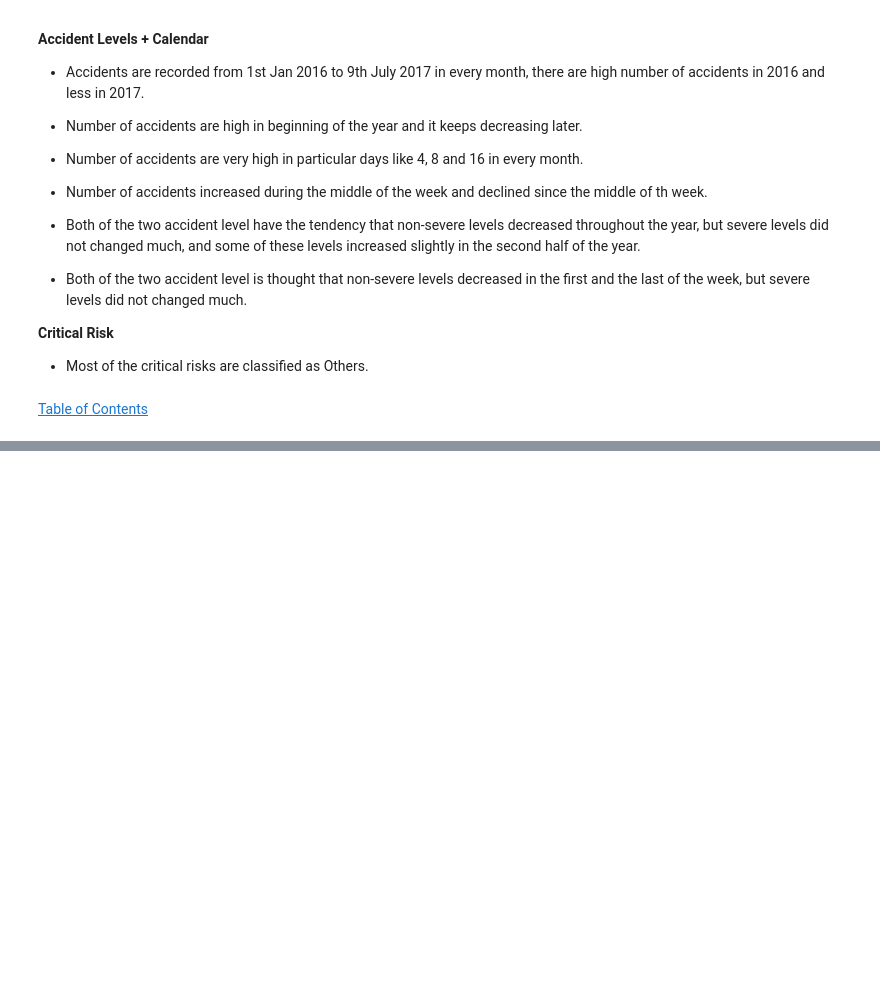
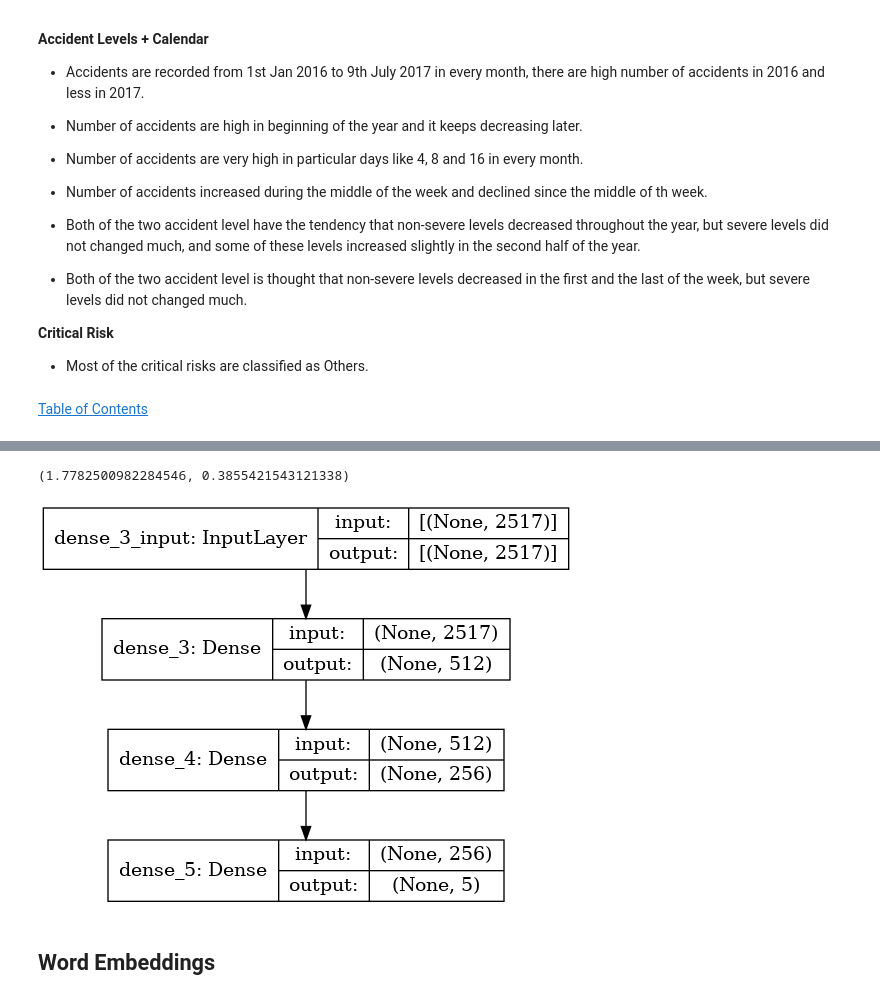
Before and after one commit to CAP-G12-NLP2/IndustrialSafety, a Jupyter notebook: Capstone_NLP_ChatBot_EDA.ipynb, the cells around one changed output, grey strips where cells are left out. Drawn from its saved outputs; the diff is of its cells as text; code cells hidden in the pictures; blank space fills up the shorter version.

```diff
--- a/Capstone_NLP_ChatBot_EDA.ipynb
+++ b/Capstone_NLP_ChatBot_EDA.ipynb
@@ -1389,0 +1552,5 @@ changed much.
+# %%
+# Initializing TfidfVectorizer object
+tfIdfVectorizer = TfidfVectorizer()
+X_train_tf = tfIdfVectorizer.fit_transform(X_train)
+X_test_tf = tfIdfVectorizer.transform(X_test)
@@ -1389,0 +1578,17 @@ changed much.
+# %%
+epochs = 5
+batch_size = 12
+loss = "categorical_crossentropy"
+optimizer = "adam"
+metrics = ["accuracy"]
+
+early_stopping = EarlyStopping(monitor='val_loss', mode='min', verbose=0, patience=3)
+
+# Build neural network
+tfidf_model = Sequential()
+tfidf_model.add(Dense(512, activation='relu'))
+tfidf_model.add(Dense(256, activation='relu'))
+tfidf_model.add(Dense(5, activation='softmax'))
+tfidf_model.compile(loss=loss, optimizer=optimizer, metrics= metrics)
+# %%
+tfidf_model.fit(X_train_tf.toarray(), y_train_new, validation_split = 0.2, epochs=epochs, batch_size=batch_size, callbacks=[early_stopping])
@@ -1389,0 +1607,13 @@ changed much.
+# %%
+# Validating the model on test set
+loss, accuracy = tfidf_model.evaluate(X_test_tf.toarray(), y_test_new, verbose = 0)
+loss, accuracy
+# %% [output]
+(1.7782500982284546, 0.3855421543121338)
+# %%
+# ann_viz(tfidf_model, view=True, filename="tfidf_model")
+plot_model(tfidf_model, to_file='tfidf_model.png', show_shapes=True, show_layer_names=True)
+# %% [output]
+[figure, added]
+# %% [markdown]
+## Word Embeddings
```
Also changed, not shown: parts of 45 cells of this notebook.
